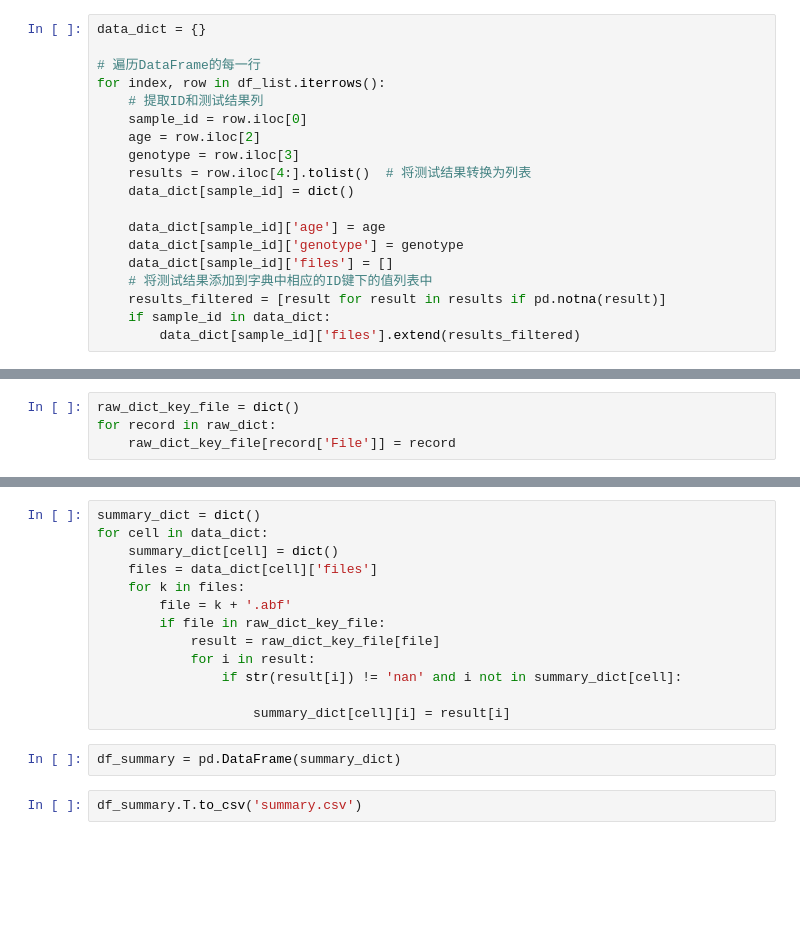
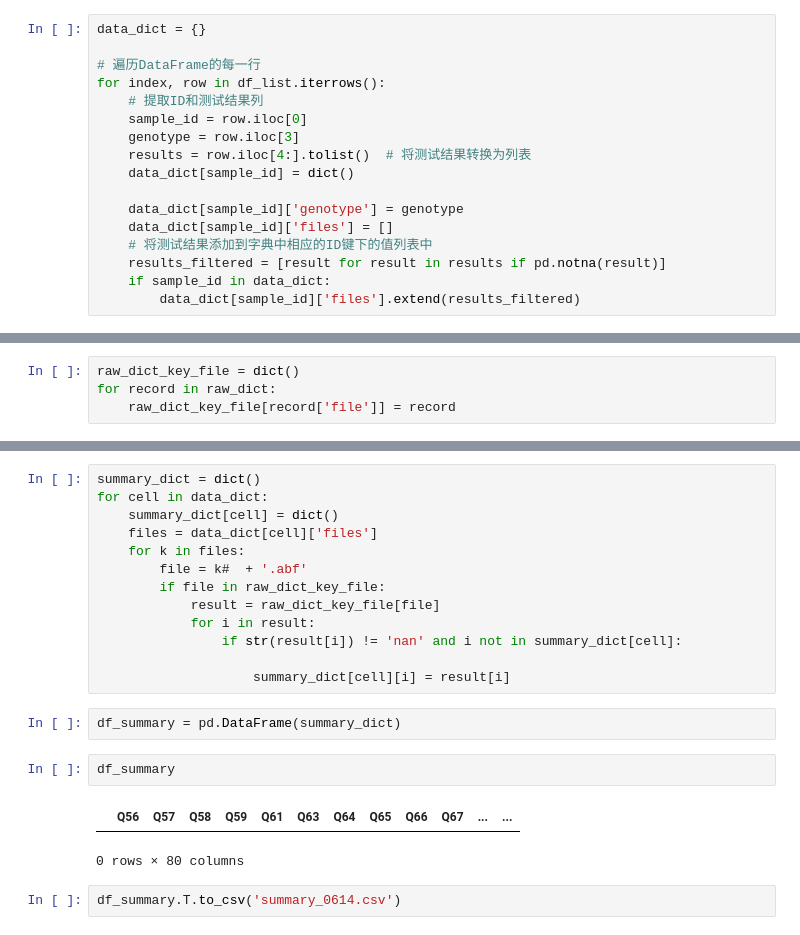
Before and after one commit to qdongatuw/plot_qiping, a Jupyter notebook: match_cells.ipynb, the cells around one changed output, grey strips where cells are left out. Drawn from its saved outputs; the diff is of its cells as text; blank space fills up the shorter version.

```diff
--- a/match_cells.ipynb
+++ b/match_cells.ipynb
@@ -33,12 +29,10 @@ data_dict = {}
 for index, row in df_list.iterrows():
     # 提取ID和测试结果列
     sample_id = row.iloc[0]
-    age = row.iloc[2]
     genotype = row.iloc[3]
     results = row.iloc[4:].tolist()  # 将测试结果转换为列表
     data_dict[sample_id] = dict()
 
-    data_dict[sample_id]['age'] = age
     data_dict[sample_id]['genotype'] = genotype
     data_dict[sample_id]['files'] = []
     # 将测试结果添加到字典中相应的ID键下的值列表中
@@ -54,4 +84,4 @@ True
 # %%
 raw_dict_key_file = dict()
 for record in raw_dict:
-    raw_dict_key_file[record['File']] = record
+    raw_dict_key_file[record['file']] = record
@@ -61,7 +111,7 @@ for cell in data_dict:
     summary_dict[cell] = dict()
     files = data_dict[cell]['files']
     for k in files:
-        file = k + '.abf'
+        file = k#  + '.abf'
         if file in raw_dict_key_file:
             result = raw_dict_key_file[file]
             for i in result:
@@ -70,5 +120,10 @@ for cell in data_dict:
                     summary_dict[cell][i] = result[i]
 # %%
 df_summary = pd.DataFrame(summary_dict)
+# %%
+df_summary
+# %% [output]
+|  | Q56 | Q57 | Q58 | Q59 | Q61 | Q63 | Q64 | Q65 | Q66 | Q67 | ... | ... |
+0 rows × 80 columns
 # %%
-df_summary.T.to_csv('summary.csv')
+df_summary.T.to_csv('summary_0614.csv')
```
Also changed, not shown: parts of 6 cells of this notebook.
